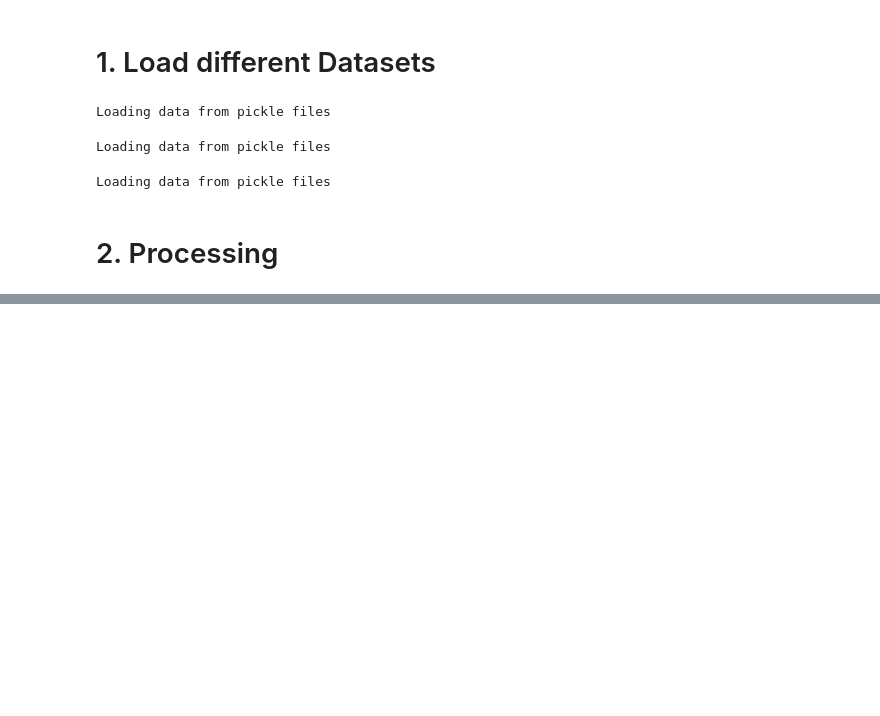
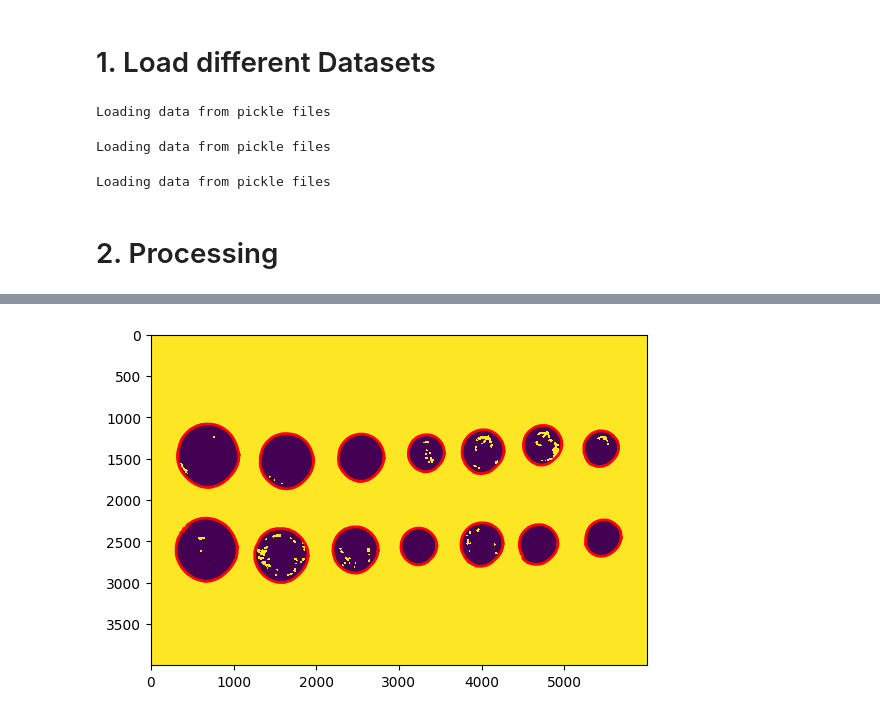
Before and after one commit to roduit/EE-451-IAPR, a Jupyter notebook: project/src/main.ipynb, the cells around one changed output, grey strips where cells are left out. Drawn from its saved outputs; the diff is of its cells as text; code cells hidden in the pictures; blank space fills up the shorter version.

Commit message:
detect contours

```diff
--- a/project/src/main.ipynb
+++ b/project/src/main.ipynb
@@ -67,0 +71,6 @@ visualize_threshold(ref_data.raw_data[0],img, thresh)
+# %%
+plt.imshow(ref_data.processed_data[0], interpolation='nearest')
+for idx, cnt in enumerate(ref_data.contours[0]):
+    plt.plot(cnt[:,0], cnt[:,1], 'r', linewidth=2)
+# %% [output]
+[figure, added]
```
Also changed, not shown: parts of 10 cells of this notebook, 5 other files.
